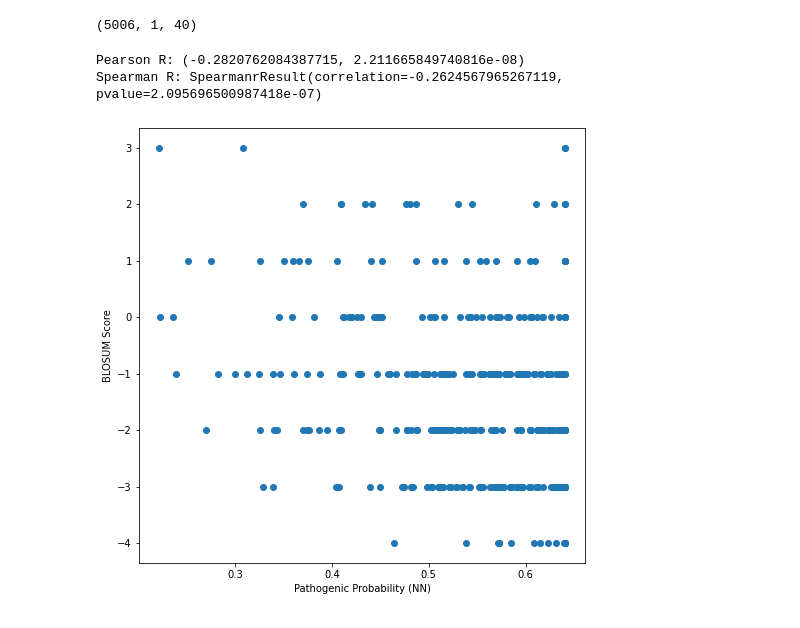
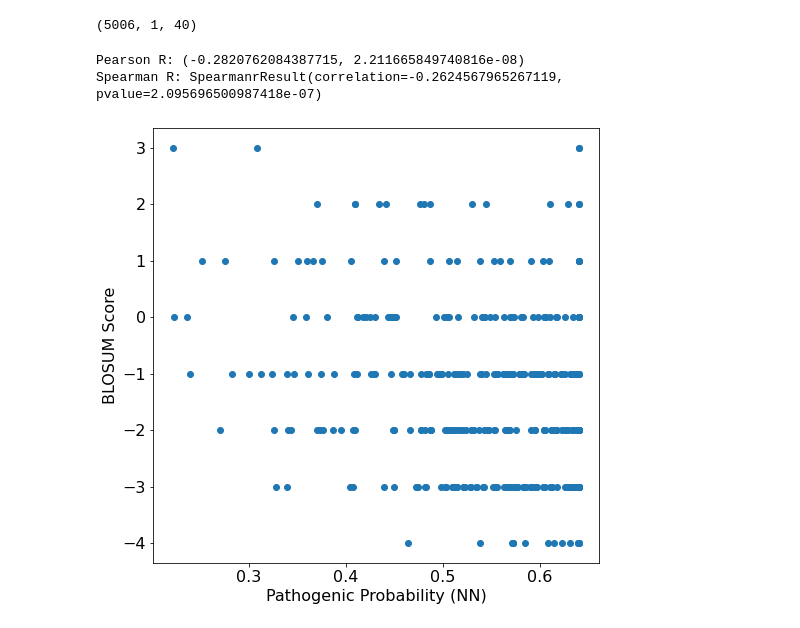
Before and after one commit to kpgbrock/CS89_VariantEffectPrediction, a Jupyter notebook: Code/model1_train_aa_subs_model.ipynb, the cells around one changed output. Drawn from its saved outputs; the diff is of its cells as text; code cells hidden in the pictures.

Commit message:
Added additional plots to demo notebook, along with test accuracies

```diff
--- a/Code/model1_train_aa_subs_model.ipynb
+++ b/Code/model1_train_aa_subs_model.ipynb
@@ -146,16 +147,18 @@ m1.X_train.shape
 # %%
 # Format pathogenic predictions and BLOSUM62 scores
 path_preds = [nn_all_subs[i][0][1] for i in range(len(nn_all_subs))]
 blosum_preds = [blosum.iloc[aa_blosum_ind[possible_pairs[i][1]]][possible_pairs[i][0]] for i in range(len(possible_pairs))]
 
 # Plot!
 plt.figure(figsize=(8,8))
-plt.xlabel('Pathogenic Probability (NN)')
-plt.ylabel('BLOSUM Score')
+plt.xlabel('Pathogenic Probability (NN)',fontsize=16)
+plt.ylabel('BLOSUM Score',fontsize=16)
+plt.xticks(fontsize=16)
+plt.yticks(fontsize=16)
 plt.plot(path_preds,blosum_preds,'o')
 print('Pearson R: {}'.format(scipy.stats.pearsonr(path_preds,blosum_preds)))
 print('Spearman R: {}'.format(scipy.stats.spearmanr(path_preds,blosum_preds)))
 # %% [output]
 Pearson R: (-0.2820762084387715, 2.211665849740816e-08)
 Spearman R: SpearmanrResult(correlation=-0.2624567965267119, pvalue=2.095696500987418e-07)
-[figure, old version]
+[figure, new version]
```
Also changed, not shown: parts of 3 cells of this notebook, 20 other files.
